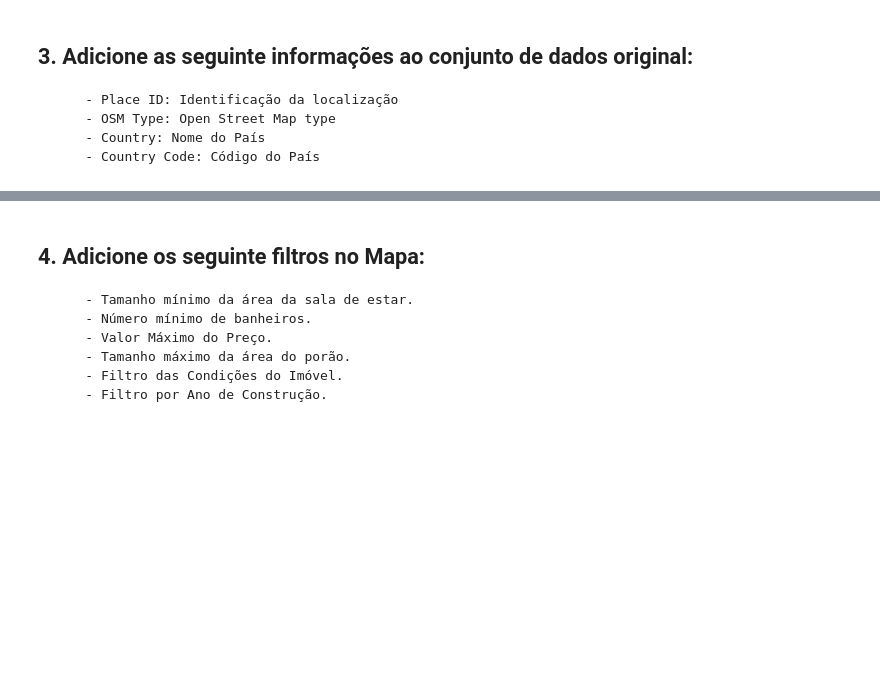
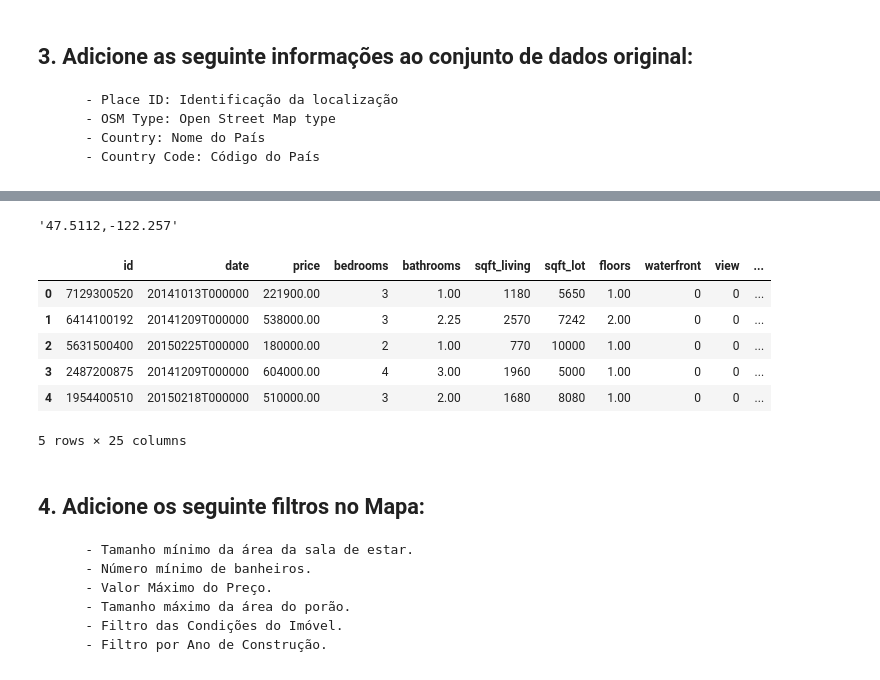
Before and after one commit to daniazevedo7/curso_python_zero_ao_ds, a Jupyter notebook: modulo_04/respostas_modulo_04.ipynb, the cells around one changed output, grey strips where cells are left out. Cells and saved outputs as stored; diff of their text form; code cells hidden in the pictures; blank space fills up the shorter version.

```diff
--- a/modulo_04/respostas_modulo_04.ipynb
+++ b/modulo_04/respostas_modulo_04.ipynb
@@ -122,0 +151,5 @@ for i in range(0, (data)):
+# %%
+from geopy.geocoders import Nominatim
+geolocator = Nominatim(user_agent='geoapiExercises')
+# %%
+response = geolocator.reverse('47.51,-122.26')
@@ -122,0 +186,24 @@ for i in range(0, (data)):
+# %%
+# CREATE EMPTY COLLUMS
+data['place_id'] = 'NA'
+data['osm_type'] = 'NA'
+data['country'] = 'NA'
+data['country_code'] = 'NA'
+# %%
+from geopy.geocoders import Nominatim
+geolocator = Nominatim(user_agent='geoapiExercises')
+
+
+for i in range(len(data)):
+    print('{} / {}'.format(i, len(data)))
+
+    #make query
+    query = str(data.loc[i, 'lat']) + ',' + str(data.loc[i, 'long'])
+
+    #API request
+    response = geolocator.reverse(query)
+
+    data.loc[i, 'place_id']     = response.raw['place_id']
+    data.loc[i, 'osm_type']     = response.raw['osm_type']
+    data.loc[i, 'country']      = response.raw['address']['country']
+    data.loc[i, 'country_code'] = response.raw['address']['country_code']
@@ -123,3 +222,17 @@ for i in range(0, (data)):
+# %%
+query = str(data.loc[0, 'lat']) + ',' + str(data.loc[0, 'long'])
+# %% [output]
+'47.5112,-122.257'
+# %%
+data.head()
+# %% [output]
+|  | id | date | price | bedrooms | bathrooms | sqft_living | sqft_lot | floors | waterfront | view | ... |
+| 0 | 7129300520 | 20141013T000000 | 221900.00 | 3 | 1.00 | 1180 | 5650 | 1.00 | 0 | 0 | ... |
+| 1 | 6414100192 | 20141209T000000 | 538000.00 | 3 | 2.25 | 2570 | 7242 | 2.00 | 0 | 0 | ... |
+| 2 | 5631500400 | 20150225T000000 | 180000.00 | 2 | 1.00 | 770 | 10000 | 1.00 | 0 | 0 | ... |
+| 3 | 2487200875 | 20141209T000000 | 604000.00 | 4 | 3.00 | 1960 | 5000 | 1.00 | 0 | 0 | ... |
+| 4 | 1954400510 | 20150218T000000 | 510000.00 | 3 | 2.00 | 1680 | 8080 | 1.00 | 0 | 0 | ... |
+5 rows × 25 columns
 # %% [markdown]
 ## 4. Adicione os seguinte filtros no Mapa:
         - Tamanho mínimo da área da sala de estar.
```
Also changed, not shown: parts of 11 cells of this notebook.
